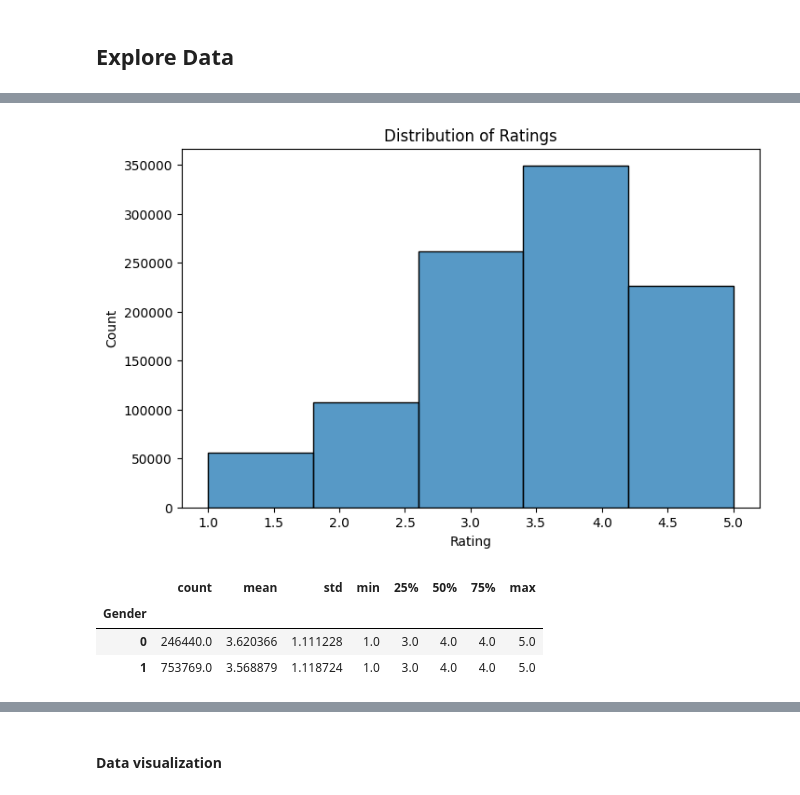
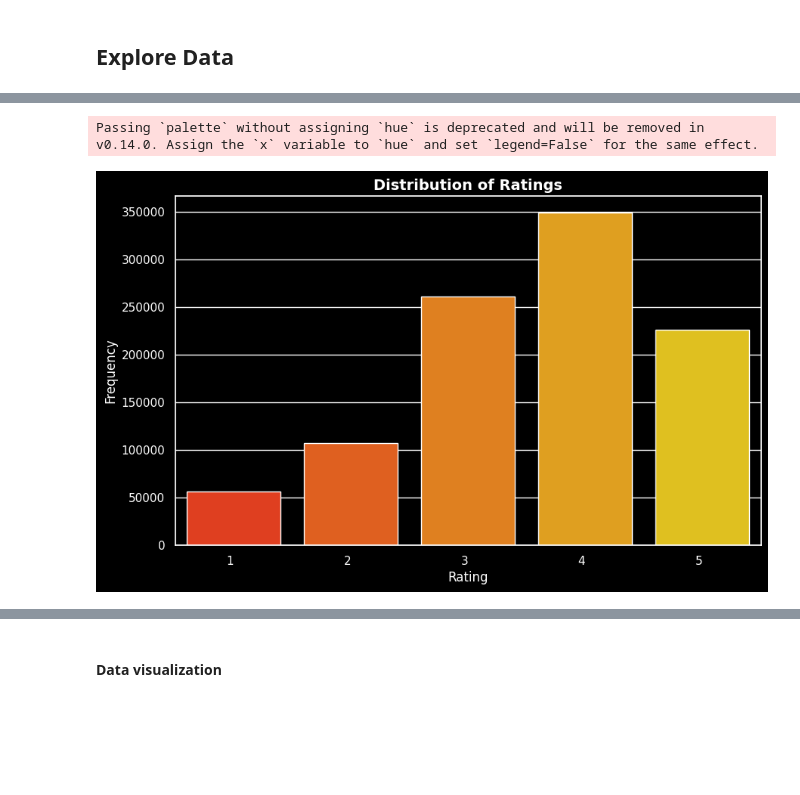
Before and after one commit to woraphonp-038-5/Project-Big-Data, a Jupyter notebook: ThaiBaan_Data_Analytics_and_Modeling.ipynb, the cells around one changed output, grey strips where cells are left out. Drawn from its saved outputs; the diff is of its cells as text; code cells hidden in the pictures; blank space fills up the shorter version.

```diff
--- a/ThaiBaan_Data_Analytics_and_Modeling.ipynb
+++ b/ThaiBaan_Data_Analytics_and_Modeling.ipynb
@@ -357,0 +970,32 @@ Name: Rating, dtype: float64
+# %%
+# ======================================================
+# 📊 SECTION 1: DESCRIPTIVE STATISTICS (ฉบับสมบูรณ์โทนสีร้อน)
+# ======================================================
+
+# --- STEP 1: Import Libraries ---
+import pandas as pd
+import matplotlib.pyplot as plt
+import seaborn as sns
+
+# --- STEP 2: Load Data ---
+movies = '/content/drive/My Drive/ProjectBigData/ml-1m/movies.dat'
+ratings = '/content/drive/My Drive/ProjectBigData/ml-1m/ratings.dat'
+users = '/content/drive/My Drive/ProjectBigData/ml-1m/users.dat'
+
+users = pd.read_csv(users, sep="::", engine='python', encoding='latin-1',
+                    names=["UserID", "Gender", "Age", "Occupation", "Zip-code"])
+ratings = pd.read_csv(ratings, sep="::", engine='python', encoding='latin-1',
+                      names=["UserID", "MovieID", "Rating", "Timestamp"])
+movies = pd.read_csv(movies, sep="::", engine='python', encoding='latin-1',
+                     names=["MovieID", "Title", "Genres"])
+
+# --- STEP 3: Theme Setting (โทนสีร้อน) ---
+sns.set(style="darkgrid")  # พื้นหลังกริดดำ
+plt.rcParams['figure.facecolor'] = 'black'   # พื้นหลังรอบกราฟ
+plt.rcParams['axes.facecolor'] = 'black'     # พื้นหลังแกน
+plt.rcParams['axes.titlesize'] = 14
+plt.rcParams['axes.titleweight'] = 'bold'
+plt.rcParams['axes.labelcolor'] = 'white'    # สีแกน X, Y
+plt.rcParams['xtick.color'] = 'white'
+plt.rcParams['ytick.color'] = 'white'
+plt.rcParams['text.color'] = 'white'
@@ -358,19 +1142,18 @@ Name: Rating, dtype: float64
 # %%
 import matplotlib.pyplot as plt
 import seaborn as sns
 
-plt.figure(figsize=(8,5))
-sns.histplot(merged_df['Rating'], bins=5, kde=False)
+# กำหนดสีเฉดทองที่มี 20 เฉด
+gold_colors = [mcolors.to_hex(f'#{int(255 - i * 10):02X}D4{int(i * 10):02X}') for i in range(20)]
+
+# สร้างกราฟสำหรับ Rating (Bar Chart)
+plt.figure(figsize=(10, 6))
+sns.countplot(x='Rating', data=merged_df, palette='autumn')
 plt.title('Distribution of Ratings')
 plt.xlabel('Rating')
-plt.ylabel('Count')
+plt.ylabel('Frequency')
+plt.xticks(ha='right')
 plt.show()
 # %% [output]
+Passing `palette` without assigning `hue` is deprecated and will be removed in v0.14.0. Assign the `x` variable to `hue` and set `legend=False` for the same effect.
-[figure, old version]
+[figure, new version]
-# %%
-merged_df.groupby('Gender')['Rating'].describe()
-# %% [output]
-|  | count | mean | std | min | 25% | 50% | 75% | max |
-| Gender |  |  |  |  |  |  |  |  |
-| 0 | 246440.0 | 3.620366 | 1.111228 | 1.0 | 3.0 | 4.0 | 4.0 | 5.0 |
-| 1 | 753769.0 | 3.568879 | 1.118724 | 1.0 | 3.0 | 4.0 | 4.0 | 5.0 |
```
Also changed, not shown: parts of 40 cells of this notebook.
